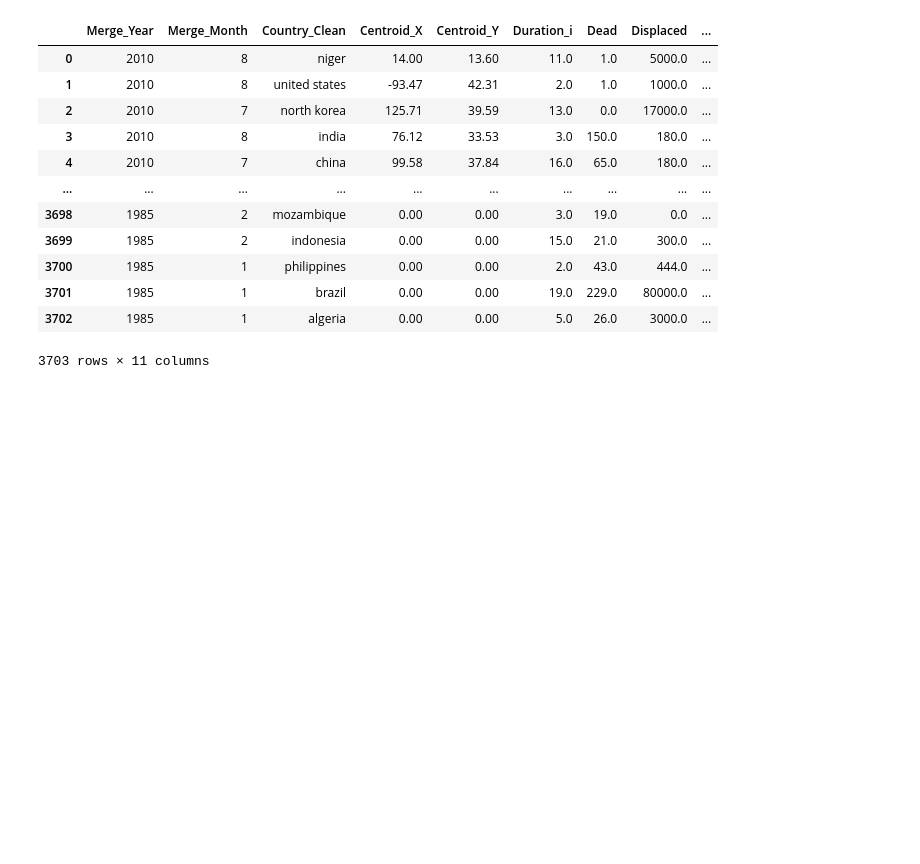
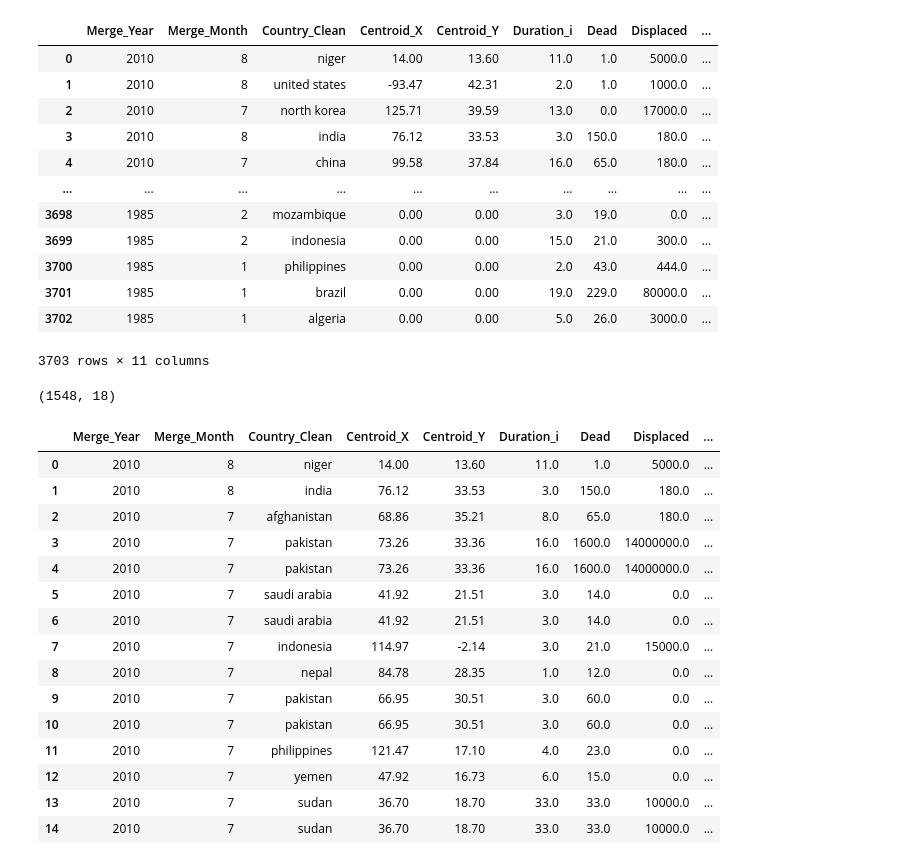
Before and after one commit to Flood-Prediction-AI-Team/Flood-Prediction-Using-WeatherAPI-and-historical-thread-mapping, a Jupyter notebook: Code/Merged_dataset/dataset_fusion.ipynb, the cells around one changed output. Saved outputs shown, nothing was run; the diff lists cells and outputs as text; code cells hidden in the pictures; blank space fills up the shorter version.

Commit message:
merge both the datasets using pd.merge()

```diff
--- a/Code/Merged_dataset/dataset_fusion.ipynb
+++ b/Code/Merged_dataset/dataset_fusion.ipynb
@@ -125,3 +125,30 @@ dfo_selected
 # %%
 # Now we will merge these two datasets on the basis of
 # country , year and month
+# Merge datasets where the Country, Year, and Month are identical
+fused_df = pd.merge(
+    dfo_selected,
+    emdat_clean,
+    on=['Country_Clean', 'Merge_Year', 'Merge_Month'],
+    how='inner'
+)
+print(fused_df.shape)
+fused_df.head(15)
+# %% [output]
+(1548, 18)
+|  | Merge_Year | Merge_Month | Country_Clean | Centroid_X | Centroid_Y | Duration_i | Dead | Displaced | ... |
+| 0 | 2010 | 8 | niger | 14.00 | 13.60 | 11.0 | 1.0 | 5000.0 | ... |
+| 1 | 2010 | 8 | india | 76.12 | 33.53 | 3.0 | 150.0 | 180.0 | ... |
+| 2 | 2010 | 7 | afghanistan | 68.86 | 35.21 | 8.0 | 65.0 | 180.0 | ... |
+| 3 | 2010 | 7 | pakistan | 73.26 | 33.36 | 16.0 | 1600.0 | 14000000.0 | ... |
+| 4 | 2010 | 7 | pakistan | 73.26 | 33.36 | 16.0 | 1600.0 | 14000000.0 | ... |
+| 5 | 2010 | 7 | saudi arabia | 41.92 | 21.51 | 3.0 | 14.0 | 0.0 | ... |
+| 6 | 2010 | 7 | saudi arabia | 41.92 | 21.51 | 3.0 | 14.0 | 0.0 | ... |
+| 7 | 2010 | 7 | indonesia | 114.97 | -2.14 | 3.0 | 21.0 | 15000.0 | ... |
+| 8 | 2010 | 7 | nepal | 84.78 | 28.35 | 1.0 | 12.0 | 0.0 | ... |
+| 9 | 2010 | 7 | pakistan | 66.95 | 30.51 | 3.0 | 60.0 | 0.0 | ... |
+| 10 | 2010 | 7 | pakistan | 66.95 | 30.51 | 3.0 | 60.0 | 0.0 | ... |
+| 11 | 2010 | 7 | philippines | 121.47 | 17.10 | 4.0 | 23.0 | 0.0 | ... |
+| 12 | 2010 | 7 | yemen | 47.92 | 16.73 | 6.0 | 15.0 | 0.0 | ... |
+| 13 | 2010 | 7 | sudan | 36.70 | 18.70 | 33.0 | 33.0 | 10000.0 | ... |
+| 14 | 2010 | 7 | sudan | 36.70 | 18.70 | 33.0 | 33.0 | 10000.0 | ... |
```
